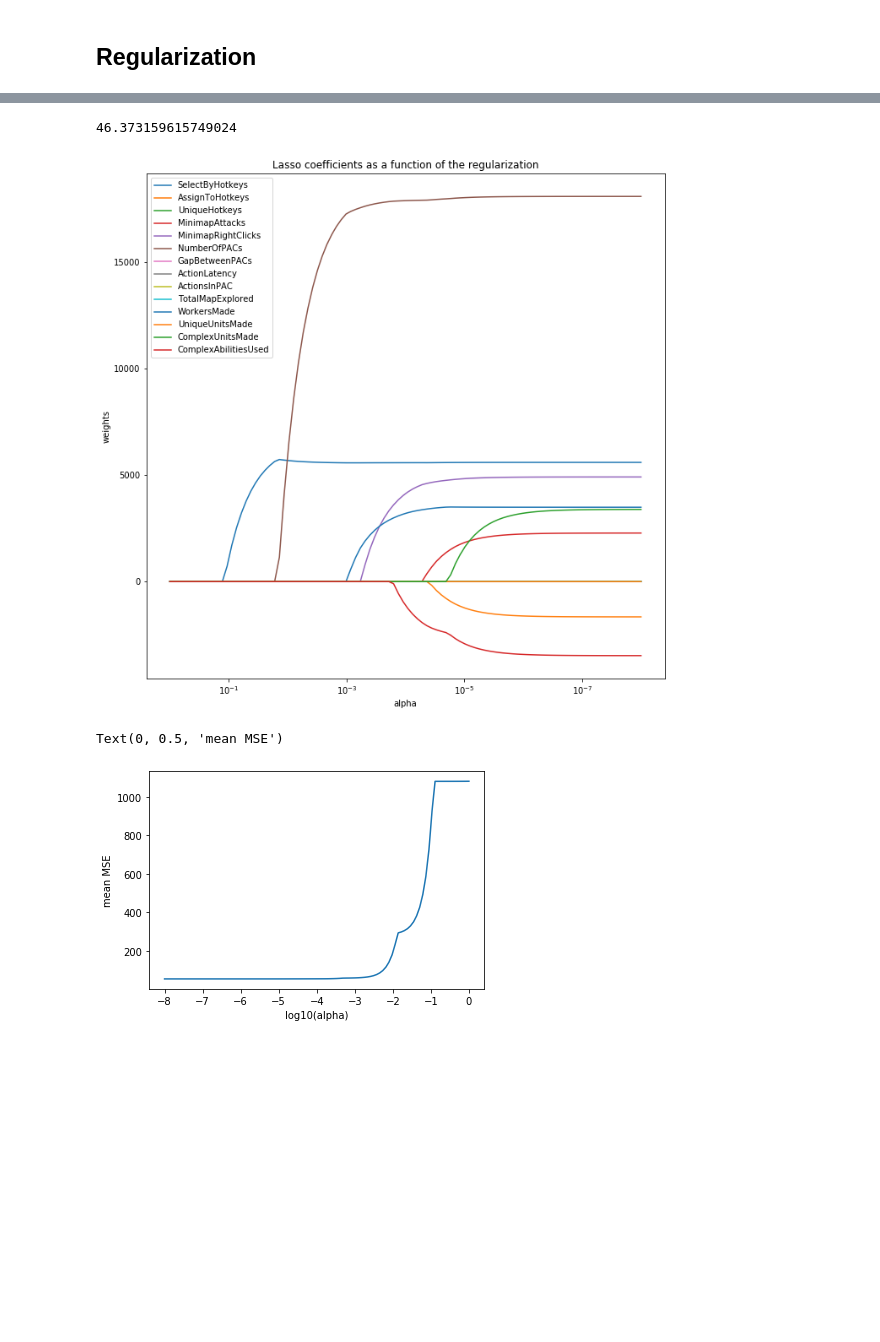
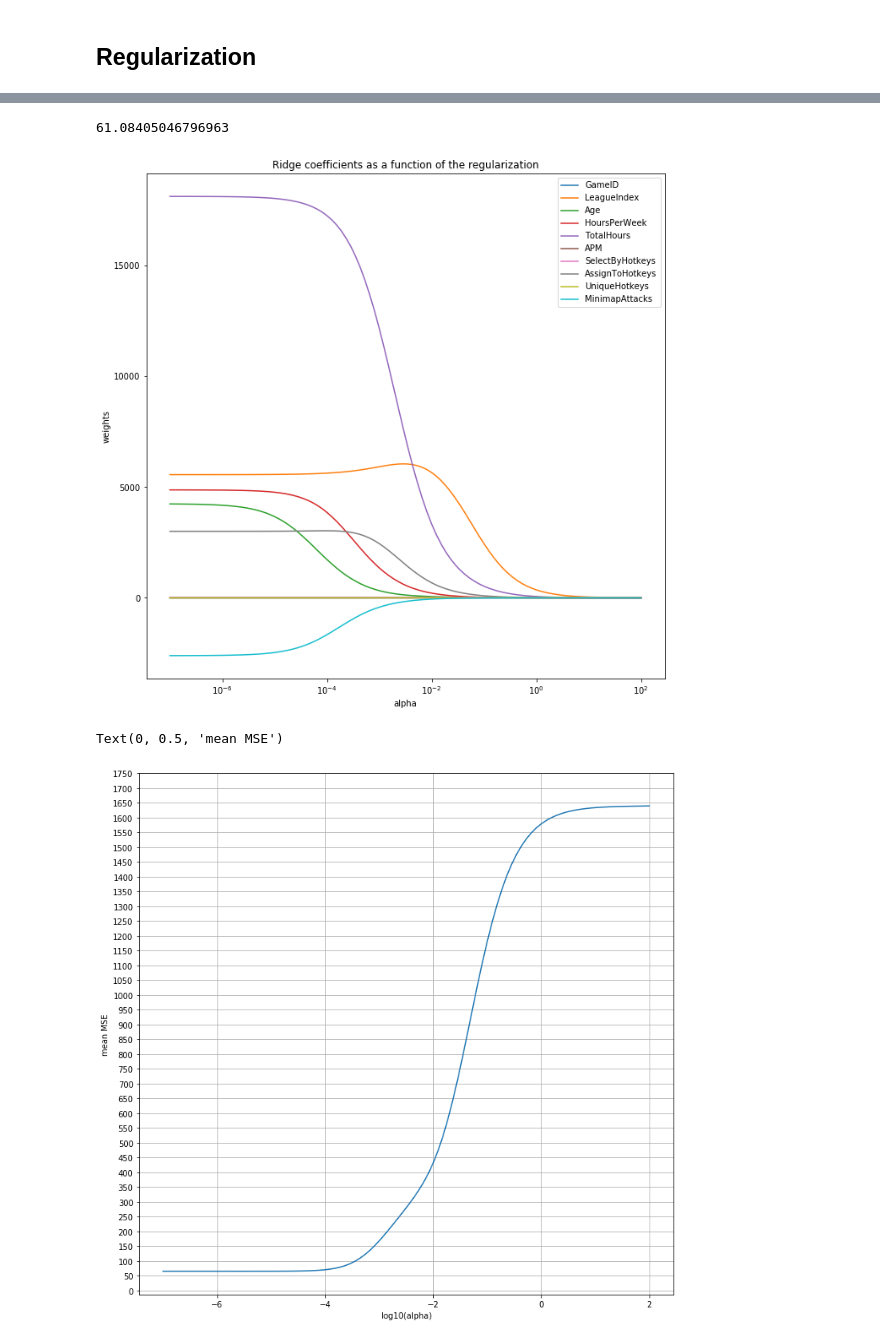
Before and after one commit to GreenSnabl/robotics_ml, a Jupyter notebook: ml_course_en/assignments/Assignment 02a_Linear_regression_regul_poly.ipynb, the cells around one changed output, grey strips where cells are left out. Drawn from its saved outputs; the diff is of its cells as text; code cells hidden in the pictures; blank space fills up the shorter version.

```diff
--- a/ml_course_en/assignments/Assignment 02a_Linear_regression_regul_poly.ipynb
+++ b/ml_course_en/assignments/Assignment 02a_Linear_regression_regul_poly.ipynb
@@ -182,12 +249,12 @@ Name: RMSE, dtype: float64
 # %%
 rows = np.ceil(len(predictors) / 3)
-fig = plt.figure(figsize=(18,22))
+fig = plt.figure(figsize=(18,30))
 fig.suptitle("Scatterplots and Fitted Regression Curves for various predictors")
 for i, predictor in enumerate(predictors):
     ax = fig.add_subplot(rows, 3, i+1)
     ax.set_xlabel(predictor)
     ax.set_ylabel("APM")
-    ax.set_title("{} - MSE: {}".format(predictor, errors[predictor]))
+    ax.set_title("MSE: {}".format(errors[predictor]))
     x = np.linspace(min(test[predictor]), max(test[predictor]), 100)
     ax.plot(test[predictor], test["APM"], 'bo')
     ax.plot(x, coef[predictor] * x + intercept[predictor], 'r-')
@@ -347,11 +467,11 @@ from sklearn.linear_model import LassoCV, RidgeCV, Lasso, Ridge
 # %%
-alphas = 10**np.linspace(0, -8, 100)
+lasso_alphas = 10**np.linspace(1, -7, 100)
 
-lasso_cv = LassoCV(alphas=alphas, cv=10, random_state=42)
-lasso_cv.fit(train_X, train_y)
+lasso_cv = LassoCV(alphas=lasso_alphas, cv=10, random_state=42)
+lasso_cv.fit(train_X[predictors], train_y)
 
-cv_score = cross_val_score(lasso_cv, test_X, test_y, cv=10,
+cv_score = cross_val_score(lasso_cv, test_X[predictors], test_y, cv=10,
                 scoring='neg_mean_squared_error')
 
-cv_score
+abs(np.mean(cv_score))
 # %% [output]
@@ -365,43 +520,46 @@ abs(np.mean(cv_score))
 # %%
-ridge_cv = RidgeCV(alphas=alphas, cv=10)
-ridge_cv.fit(train_X, train_y)
+ridge_alphas = 10**np.linspace(-7, 2, 100)
 
-cv_ridge_score = cross_val_score(Ridge(ridge_cv.alpha_), test_X, test_y, cv=10,
+ridge_cv = RidgeCV(alphas=ridge_alphas, cv=10)
+ridge_cv.fit(train_X[predictors], train_y)
+
+cv_ridge_score = cross_val_score(Ridge(ridge_cv.alpha_), test_X[predictors], test_y, cv=10,
                                 scoring="neg_mean_squared_error")
 abs(np.mean(cv_ridge_score))
 # %% [output]
-46.373159615749024
+61.08405046796963
 # %%
+
 coefs = []
 errors = {}
-for a in alphas:
-    lasso = Lasso(alpha=a, fit_intercept=False)
-    lasso.fit(train_X,train_y)
-    coefs.append(lasso.coef_)
-    errors[np.log10(a)] = -np.mean(cross_val_score(lasso, test_X, test_y, cv=10,
+for a in ridge_alphas:
+    ridge = Ridge(alpha=a, fit_intercept=False)
+    ridge.fit(train_X[predictors],train_y)
+    coefs.append(ridge.coef_)
+    errors[np.log10(a)] = -np.mean(cross_val_score(ridge, test_X[predictors], test_y, cv=10,
                                scoring="neg_mean_squared_error"))
-# #############################################################################
-# Display results
+
 
 plt.figure(figsize=(11,11))
-
 ax = plt.gca()
-
-ax.plot(alphas, coefs)
+ax.plot(ridge_alphas, coefs)
 ax.set_xscale('log')
 ax.set_xlim(ax.get_xlim()[::-1])  # reverse axis
 plt.xlabel('alpha')
 plt.ylabel('weights')
-plt.title('Lasso coefficients as a function of the regularization')
+plt.title('Ridge coefficients as a function of the regularization')
 plt.axis('tight')
 plt.legend(labels=train_X.columns)
 plt.show()
 # %% [output]
-[figure, old version]
+[figure, new version]
 # %%
+fig = plt.figure(figsize=(12,12))
 ax = plt.plot(list(errors.keys()), list(errors.values()))
 plt.xlabel("log10(alpha)")
+plt.grid(True)
+plt.yticks(np.arange(0,1800,50))
 plt.ylabel("mean MSE")
 # %% [output]
 Text(0, 0.5, 'mean MSE')
-[figure, old version]
+[figure, new version]
```
Also changed, not shown: parts of 40 cells of this notebook, 3 other files.
